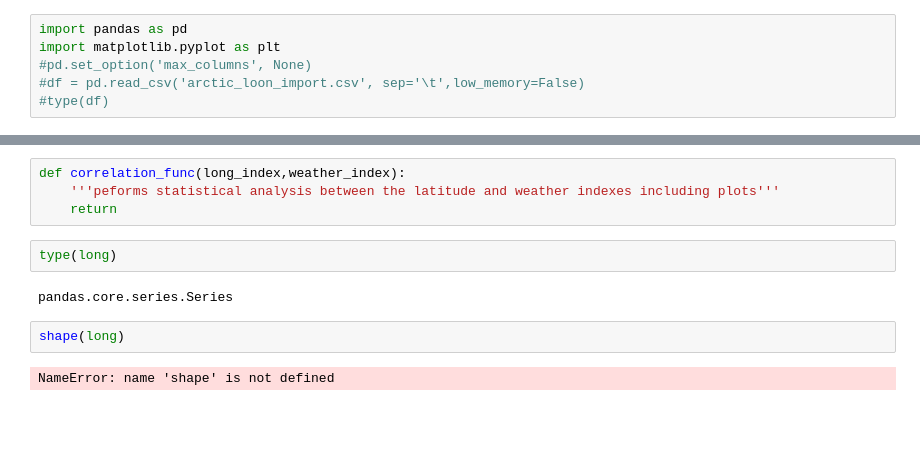
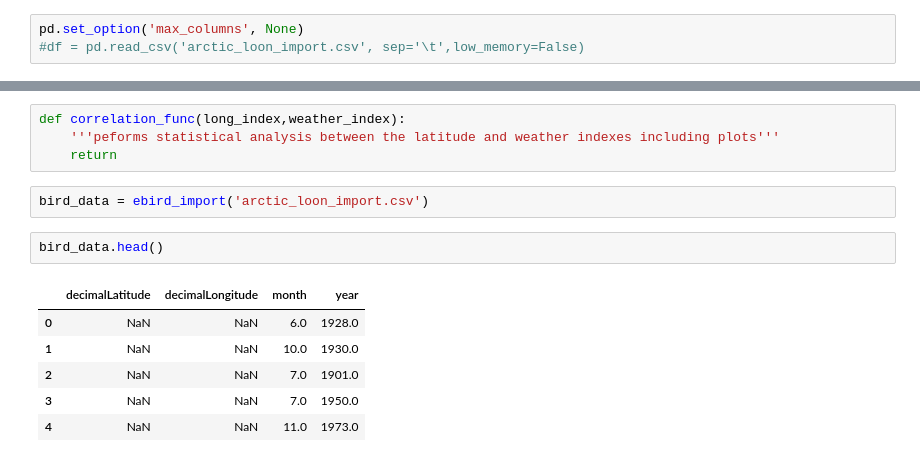
Before and after one commit to sopkojos/bird_migration, a Jupyter notebook: bird_migration_working.ipynb, the cells around one changed output, grey strips where cells are left out. Drawn from its saved outputs; the diff is of its cells as text; blank space fills up the shorter version.

```diff
--- a/bird_migration_working.ipynb
+++ b/bird_migration_working.ipynb
@@ -1,6 +5,3 @@
 # %%
-import pandas as pd
-import matplotlib.pyplot as plt
-#pd.set_option('max_columns', None)
+pd.set_option('max_columns', None)
 #df = pd.read_csv('arctic_loon_import.csv', sep='\t',low_memory=False)
-#type(df)
@@ -34,11 +32,14 @@ def weather_import(weather_filename):
 def correlation_func(long_index,weather_index):
     '''peforms statistical analysis between the latitude and weather indexes including plots'''
     return
-# %%
-type(long)
-# %% [output]
-pandas.core.series.Series
-# %%
-shape(long)
-# %% [output]
-NameError: name 'shape' is not defined
+# %%
+bird_data = ebird_import('arctic_loon_import.csv')
+# %%
+bird_data.head()
+# %% [output]
+|  | decimalLatitude | decimalLongitude | month | year |
+| 0 | NaN | NaN | 6.0 | 1928.0 |
+| 1 | NaN | NaN | 10.0 | 1930.0 |
+| 2 | NaN | NaN | 7.0 | 1901.0 |
+| 3 | NaN | NaN | 7.0 | 1950.0 |
+| 4 | NaN | NaN | 11.0 | 1973.0 |
```
Also changed, not shown: parts of 15 cells of this notebook.
